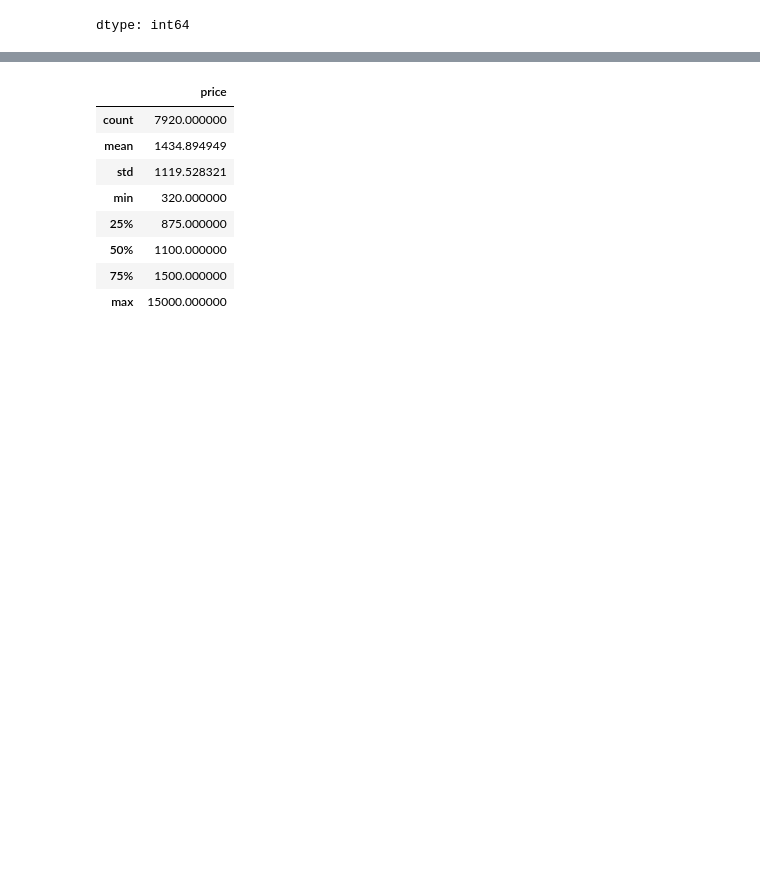
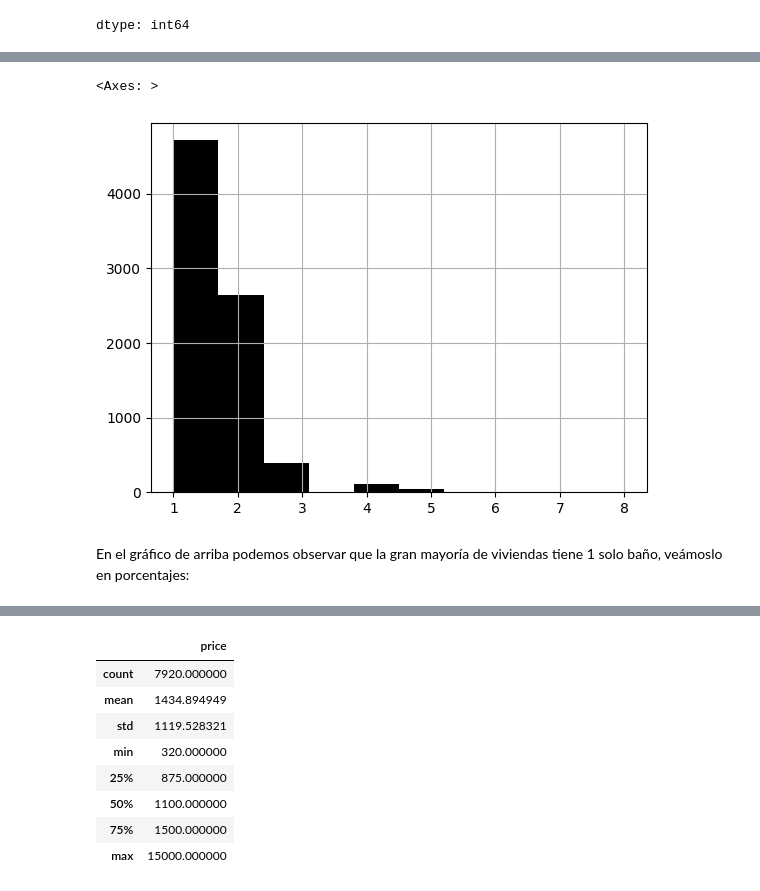
Before and after one commit to arantafall/housing_BCN, a Jupyter notebook: analisis_data.ipynb, the cells around one changed output, grey strips where cells are left out. Saved outputs shown, nothing was run; the diff lists cells and outputs as text; code cells hidden in the pictures; blank space fills up the shorter version.

```diff
--- a/analisis_data.ipynb
+++ b/analisis_data.ipynb
@@ -137,0 +183,7 @@ data.reset_index(drop=True, inplace=True)
+# %%
+data['bathroom'].hist(color='black')
+# %% [output]
+<Axes: >
+[figure, added]
+# %% [markdown]
+En el gráfico de arriba podemos observar que la gran mayoría de viviendas tiene 1 solo baño, veámoslo en porcentajes:
```
Also changed, not shown: parts of 35 cells of this notebook.
